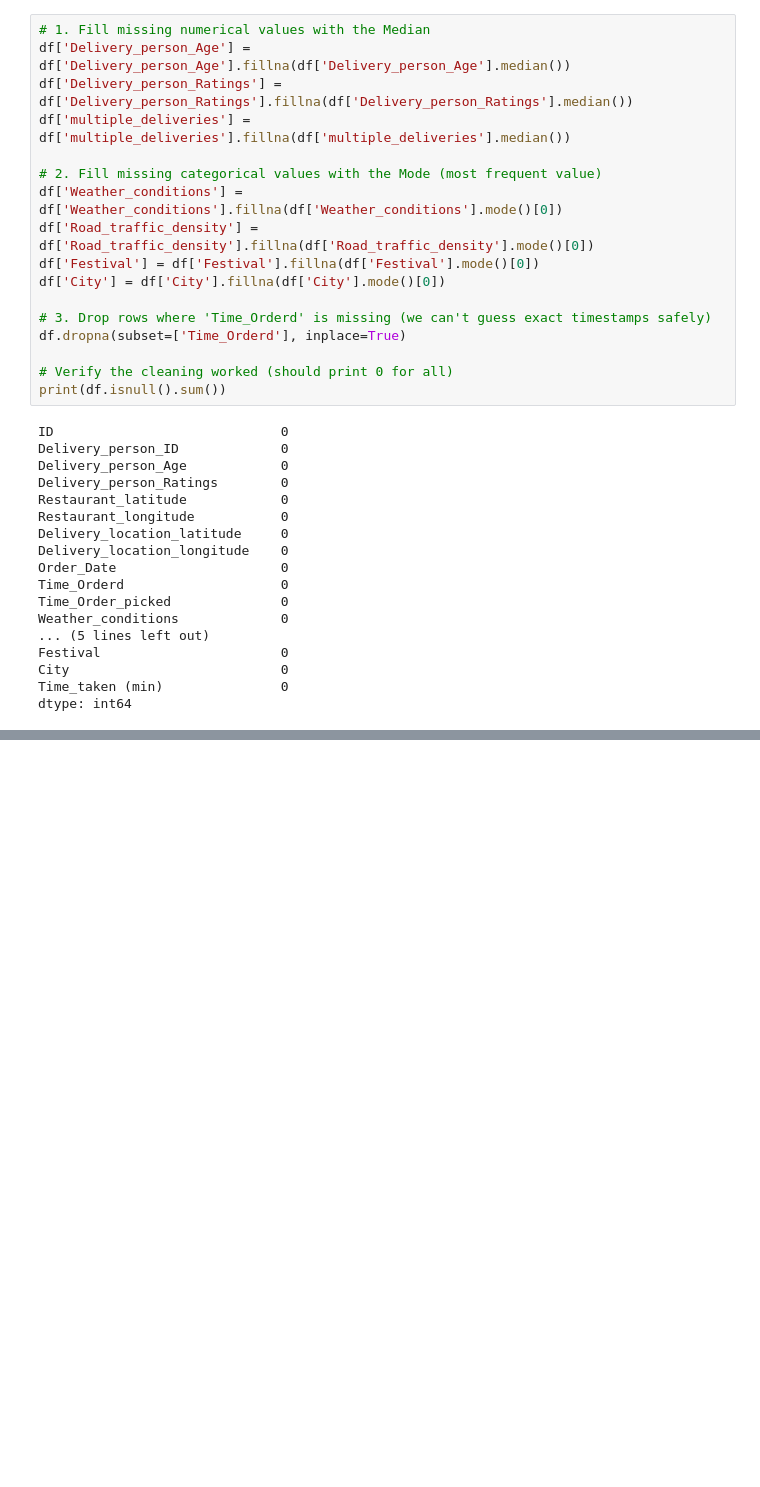
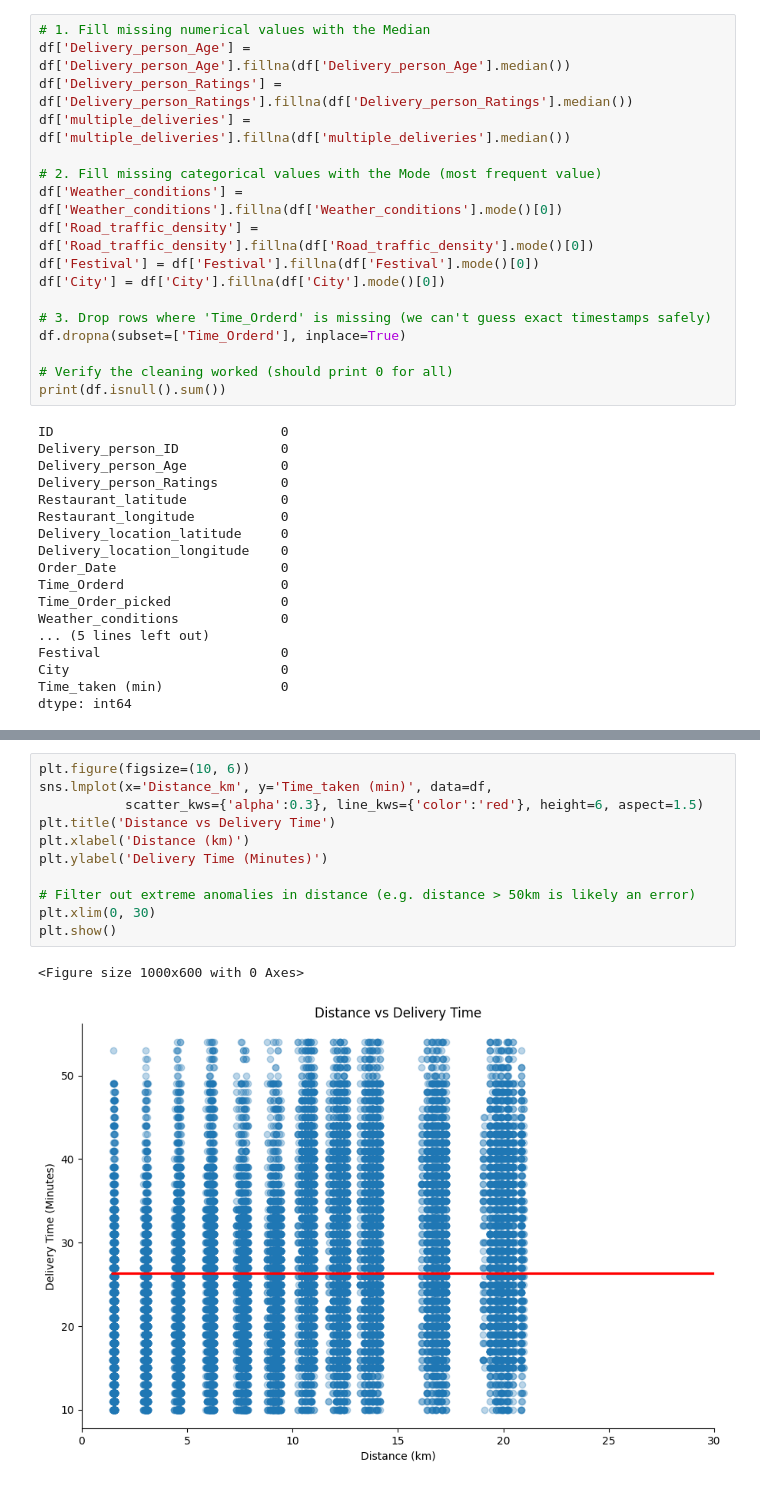
Before and after one commit to Debzillaa/zomato-delivery-eda, a Jupyter notebook: notebooks/01-eda.ipynb, the cells around one changed output, grey strips where cells are left out. Saved outputs shown, nothing was run; the diff lists cells and outputs as text; blank space fills up the shorter version.

```diff
--- a/notebooks/01-eda.ipynb
+++ b/notebooks/01-eda.ipynb
@@ -86,0 +116,14 @@ dtype: int64
+# %%
+plt.figure(figsize=(10, 6))
+sns.lmplot(x='Distance_km', y='Time_taken (min)', data=df,
+           scatter_kws={'alpha':0.3}, line_kws={'color':'red'}, height=6, aspect=1.5)
+plt.title('Distance vs Delivery Time')
+plt.xlabel('Distance (km)')
+plt.ylabel('Delivery Time (Minutes)')
+
+# Filter out extreme anomalies in distance (e.g. distance > 50km is likely an error)
+plt.xlim(0, 30)
+plt.show()
+# %% [output]
+<Figure size 1000x600 with 0 Axes>
+[figure, added]
```
Also changed, not shown: parts of 2 cells of this notebook.
